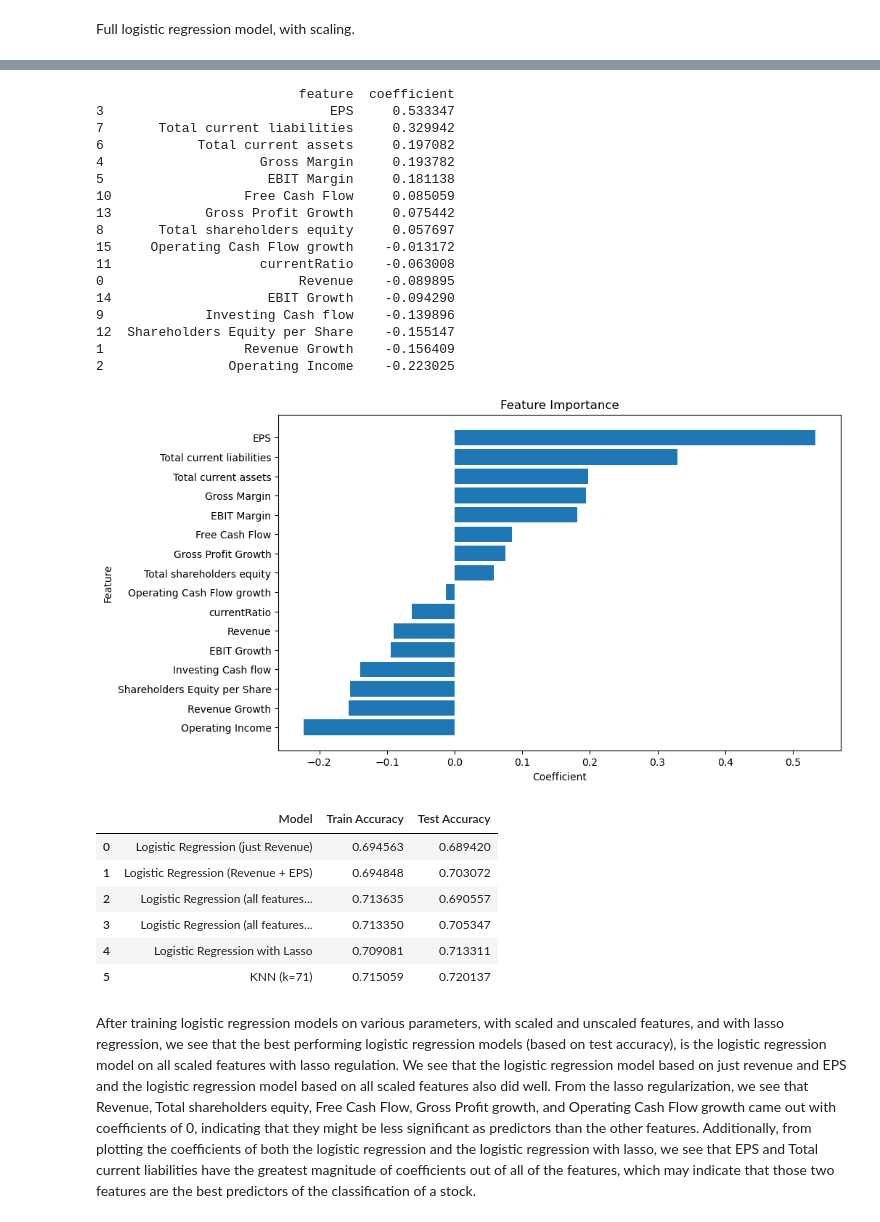
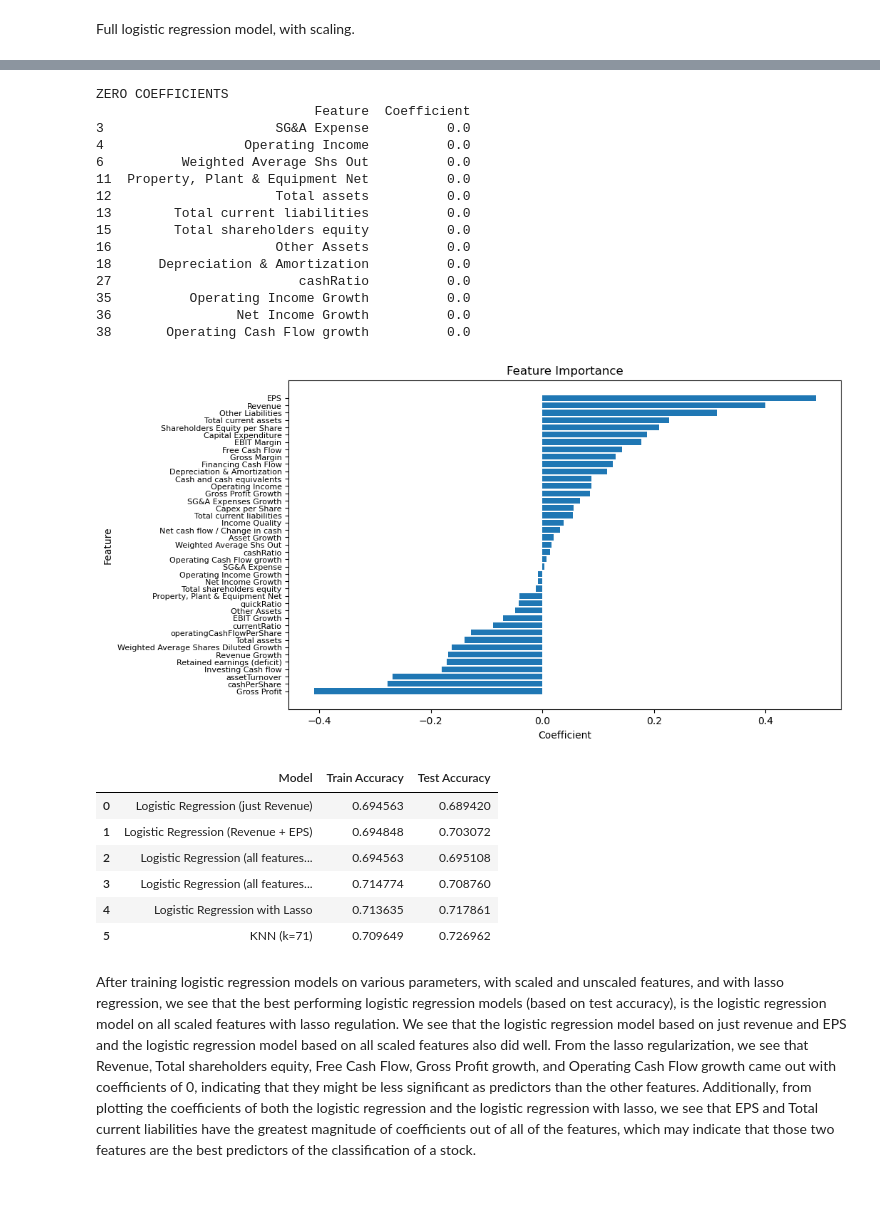
Before and after one commit to hamzehbhamdan/AC209a-Project, a Jupyter notebook: financial_indicators_project.ipynb, the cells around one changed output, grey strips where cells are left out. Saved outputs shown, nothing was run; the diff lists cells and outputs as text; code cells hidden in the pictures; blank space fills up the shorter version.

```diff
--- a/financial_indicators_project.ipynb
+++ b/financial_indicators_project.ipynb
@@ -693,5 +665,6 @@ plt.show()
 # %%
-features = ['Revenue', 'Revenue Growth', 'Operating Income', 'EPS', 'Gross Margin', 'EBIT Margin', 'Total current assets', 'Total current liabilities', 'Total shareholders equity', 'Investing Cash flow', 'Free Cash Flow', 'currentRatio', 'Shareholders Equity per Share', 'Gross Profit Growth', 'EBIT Growth', 'Operating Cash Flow growth']
+#features = ['Revenue', 'Revenue Growth', 'Operating Income', 'EPS', 'Gross Margin', 'EBIT Margin', 'Total current assets', 'Total current liabilities', 'Total shareholders equity', 'Investing Cash flow', 'Free Cash Flow', 'currentRatio', 'Shareholders Equity per Share', 'Gross Profit Growth', 'EBIT Growth', 'Operating Cash Flow growth']
+features = [col for col in df_out.columns if col not in ['Sector', 'Sector_right', 'Class', '2019 PRICE VAR [%]']]
 # %%
 correlation_matrix = df_out[features].corr()
 plt.figure(figsize=(10, 8))
@@ -789,7 +857,7 @@ Test Accuracy:  0.7030716723549488
 # %% [markdown]
 Next, let's fit a full logistic regression model predicting stock increase or decrease with all 16 features.
 # %%
-logit3 = LogisticRegression()
+logit3 = LogisticRegression(max_iter=1000)
 logit3.fit(X_train, y_train)
 
 # Store the learned parameters
@@ -999,43 +1067,47 @@ print(non_zero_coefs)
+# %%
+# Create a DataFrame for zero coefficients
+zero_coefs = pd.DataFrame({'Feature': features, 'Coefficient': best_coefs[0]})
+zero_coefs = zero_coefs[zero_coefs['Coefficient'] == 0]
+
+# Sort the DataFrame by coefficient value in ascending order
+zero_coefs = zero_coefs.sort_values('Coefficient', ascending=False)
+
+print("ZERO COEFFICIENTS")
+# Print the DataFrame
+print(zero_coefs)
+# %% [output]
+ZERO COEFFICIENTS
+                            Feature  Coefficient
+3                      SG&A Expense          0.0
+4                  Operating Income          0.0
+6          Weighted Average Shs Out          0.0
+11  Property, Plant & Equipment Net          0.0
+12                     Total assets          0.0
+13        Total current liabilities          0.0
+15        Total shareholders equity          0.0
+16                     Other Assets          0.0
+18      Depreciation & Amortization          0.0
+27                        cashRatio          0.0
+35          Operating Income Growth          0.0
+36                Net Income Growth          0.0
+38       Operating Cash Flow growth          0.0
 # %%
 # Get coefficients from the logistic regression model
 coefficients = logit_lasso.coef_[0]
-
-# Create a pandas DataFrame for coefficients
 coef_df = pd.DataFrame({'feature': features, 'coefficient': coefficients})
-
-# Sort the DataFrame by coefficient value in descending order
 coef_df = coef_df.sort_values('coefficient', ascending=False)
-
-# Print the DataFrame
-print(coef_df)
 
 # Plot the coefficients
 plt.figure(figsize=(10, 6))
 plt.barh(coef_df['feature'], coef_df['coefficient'])
 plt.xlabel('Coefficient')
 plt.ylabel('Feature')
 plt.title('Feature Importance')
 plt.gca().invert_yaxis()
+plt.yticks(fontsize=8)  # Adjust the y-ticks to be slightly farther apart
 plt.show()
 # %% [output]
-                          feature  coefficient
-3                             EPS     0.533347
-7       Total current liabilities     0.329942
-6            Total current assets     0.197082
-4                    Gross Margin     0.193782
-5                     EBIT Margin     0.181138
-10                 Free Cash Flow     0.085059
-13            Gross Profit Growth     0.075442
-8       Total shareholders equity     0.057697
-15     Operating Cash Flow growth    -0.013172
-11                   currentRatio    -0.063008
-0                         Revenue    -0.089895
-14                    EBIT Growth    -0.094290
-9             Investing Cash flow    -0.139896
-12  Shareholders Equity per Share    -0.155147
-1                  Revenue Growth    -0.156409
-2                Operating Income    -0.223025
-[figure, old version]
+[figure, new version]
 # %%
 # Store all the train and test accuracies as well as the model description in a dataframe
 model_results = pd.DataFrame({
@@ -1049,10 +1121,10 @@ model_results
 |  | Model | Train Accuracy | Test Accuracy |
 | 0 | Logistic Regression (just Revenue) | 0.694563 | 0.689420 |
 | 1 | Logistic Regression (Revenue + EPS) | 0.694848 | 0.703072 |
-| 2 | Logistic Regression (all features... | 0.713635 | 0.690557 |
-| 3 | Logistic Regression (all features... | 0.713350 | 0.705347 |
-| 4 | Logistic Regression with Lasso | 0.709081 | 0.713311 |
-| 5 | KNN (k=71) | 0.715059 | 0.720137 |
+| 2 | Logistic Regression (all features... | 0.694563 | 0.695108 |
+| 3 | Logistic Regression (all features... | 0.714774 | 0.708760 |
+| 4 | Logistic Regression with Lasso | 0.713635 | 0.717861 |
+| 5 | KNN (k=71) | 0.709649 | 0.726962 |
 # %% [markdown]
 After training logistic regression models on various parameters, with scaled and unscaled features, and with lasso regression, we see that the best performing logistic regression models (based on test accuracy), is the logistic regression model on all scaled features with lasso regulation. We see that the logistic regression model based on just revenue and EPS and the logistic regression model based on all scaled features also did well. From the lasso regularization, we see that Revenue, Total shareholders equity, Free Cash Flow, Gross Profit growth, and Operating Cash Flow growth came out with coefficients of 0, indicating that they might be less significant as predictors than the other features. Additionally, from plotting the coefficients of both the logistic regression and the logistic regression with lasso, we see that EPS and Total current liabilities have the greatest magnitude of coefficients out of all of the features, which may indicate that those two features are the best predictors of the classification of a stock.
 
```
Also changed, not shown: parts of 28 cells of this notebook.
